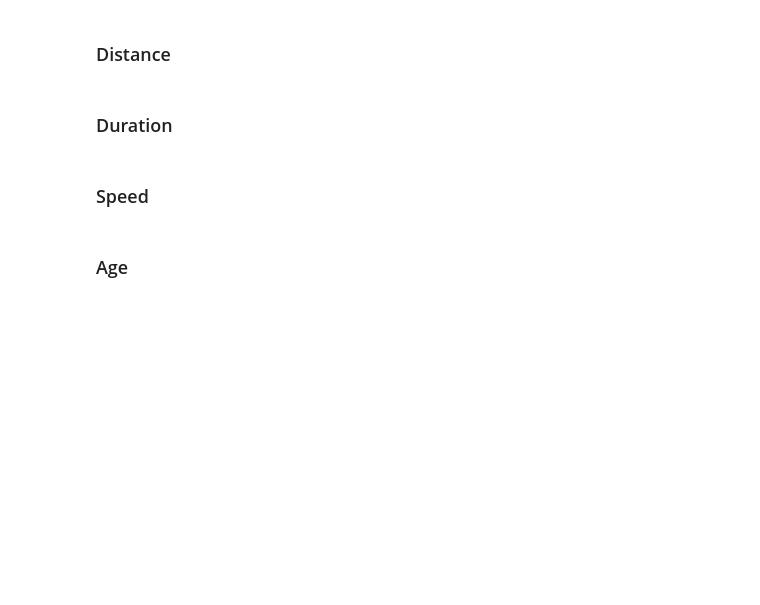
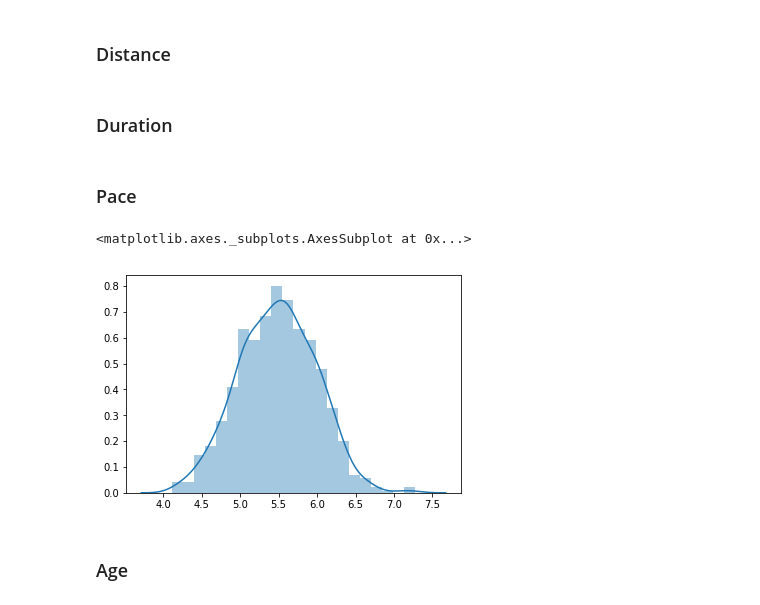
Before and after one commit to davidobrien1/project, a Jupyter notebook: phenomenon.ipynb, the cells around one changed output. Cells and saved outputs as stored; diff of their text form; code cells hidden in the pictures; blank space fills up the shorter version.

Commit message:
testing different numpy functions to create random data

```diff
--- a/phenomenon.ipynb
+++ b/phenomenon.ipynb
@@ -90,7 +90,13 @@ plt.hist(results)
 # %% [markdown]
 ### Duration
 # %% [markdown]
-### Speed
+### Pace
+# %%
+malepace = np.random.normal(5.5,0.5,1000) # 1 is the mean, 0.5 is the standard deviation and 1000 is the size
+sns.distplot(malepace) # use seaborn to create plot
+# %% [output]
+<matplotlib.axes._subplots.AxesSubplot at 0x...>
+[figure, added]
 # %% [markdown]
 ### Age
 # %%
```
Also changed, not shown: parts of 2 cells of this notebook.
